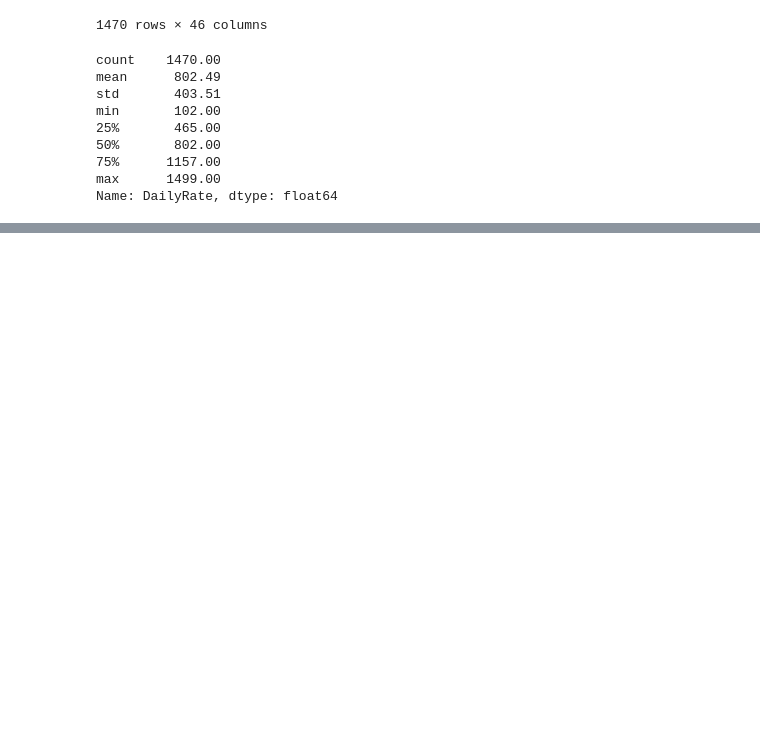
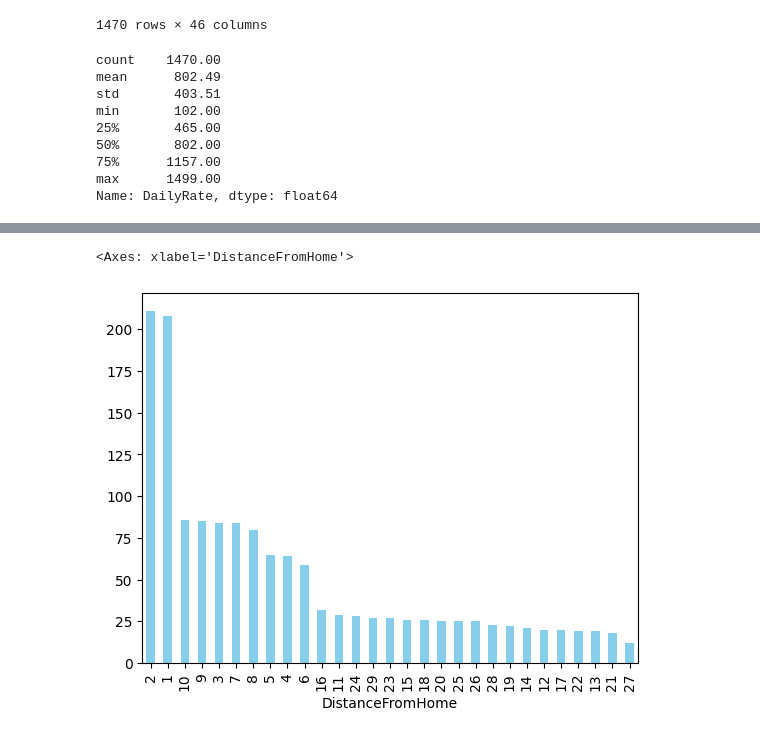
Before and after one commit to nawarfathi/HR, a Jupyter notebook: WA_fn.ipynb, the cells around one changed output, grey strips where cells are left out. Saved outputs shown, nothing was run; the diff lists cells and outputs as text; code cells hidden in the pictures; blank space fills up the shorter version.

```diff
--- a/WA_fn.ipynb
+++ b/WA_fn.ipynb
@@ -433,0 +451,5 @@ Name: DailyRate, dtype: float64
+# %%
+df['DistanceFromHome'].value_counts().plot(kind='bar',color='skyblue')
+# %% [output]
+<Axes: xlabel='DistanceFromHome'>
+[figure, added]
```
Also changed, not shown: parts of 4 cells of this notebook.
